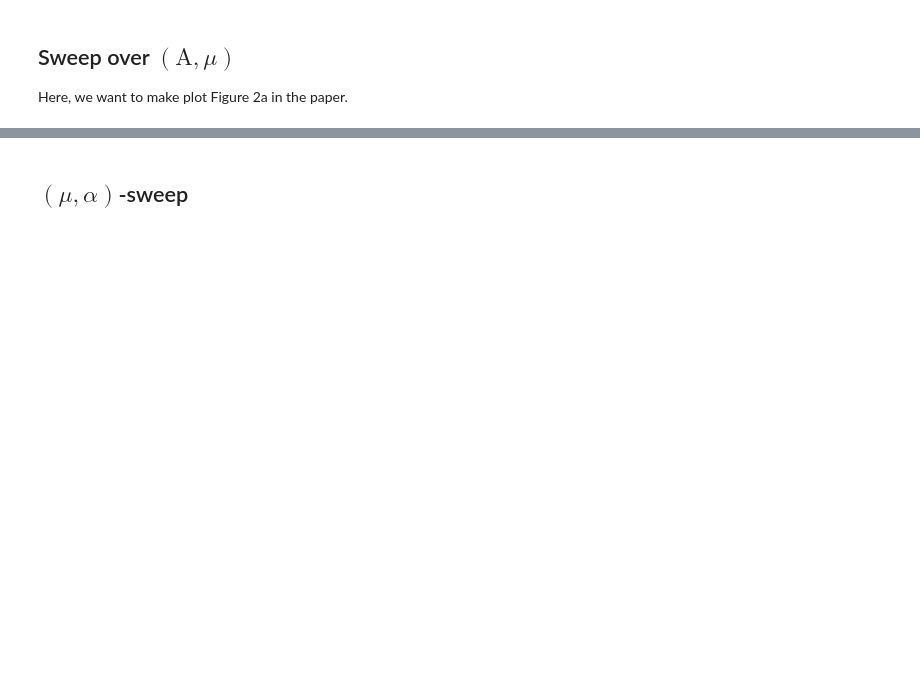
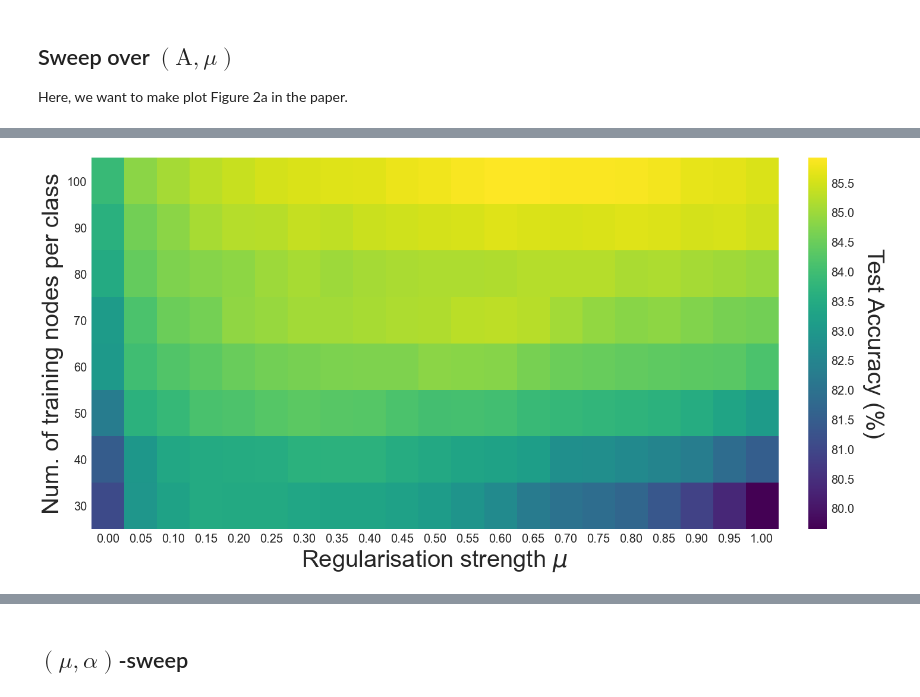
Before and after one commit to vstenby/02460GraphRegularization, a Jupyter notebook: Notebooks/Analysis.ipynb, the cells around one changed output, grey strips where cells are left out. Cells and saved outputs as stored; diff of their text form; code cells hidden in the pictures; blank space fills up the shorter version.

```diff
--- a/Notebooks/Analysis.ipynb
+++ b/Notebooks/Analysis.ipynb
@@ -102,0 +135,50 @@ plt.show()
+# %%
+runs_df = load_sweep('9t6u397w', warnings=False) #(A, mu, seed=0..10) for GCN.
+runs_df = runs_df.loc[runs_df['config_seed'].isin(np.arange(1,11))] #We accidently set seed = 0, 1, ... 10, so we filter it out.
+runs_df['summary_test_acc'] = runs_df['summary_test_acc'] * 100
+
+X_df = runs_df.loc[runs_df['config_A'] >= 30].groupby(['config_mu','config_A']).agg(test_acc_mean = ('summary_test_acc', 'mean'), test_acc_std = ('summary_test_acc', 'std')).reset_index()\
+       .pivot(index='config_mu', columns='config_A', values='test_acc_mean')
+
+
+
+x, y = X_df.index.to_numpy(), X_df.columns.to_numpy()
+
+#Make meshgrid of x and y
+X, Y = np.meshgrid(x, y)
+
+#Plot X_df on top of image
+plt.figure(figsize=(20,10))
+
+#Plot heatmap on top of X and Y grid.
+plt.imshow(X_df.T, cmap='viridis', interpolation='none', origin='lower', aspect='auto')
+
+#Remove grid.
+plt.grid(False)
+
+#Set xtick labels.
+plt.xticks(np.arange(len(x)), [f'{x_tick:.2f}' for x_tick in x], fontsize=20)
+
+#Set ytick labels.
+plt.yticks(np.arange(len(y)), y, fontsize=20)
+
+plt.xlabel('Regularisation strength $\mu$', fontsize=40, labelpad=6)
+plt.ylabel('Num. of training nodes per class', fontsize=40, labelpad=6)
+
+#Set colorbar with same height of image and more ticks.
+cbar = plt.colorbar(fraction=0.046, pad=0.04)
+cbar.set_ticks(np.arange(79, 87, 0.5))
+
+#Set colorbar ticksize
+cbar.ax.tick_params(labelsize=20)
+
+#Set title for the colorbar
+cbar.set_label('Test Accuracy (%)', fontsize=20)
+
+#Rotate colorbar label
+cbar.ax.set_ylabel(cbar.ax.get_ylabel(), rotation=270, fontsize=40, labelpad=50)
+
+plt.tight_layout()
+plt.savefig('figures/A_mu_image.png', dpi=300)
+# %% [output]
+[figure, added]
```
Also changed, not shown: parts of 29 cells of this notebook.
